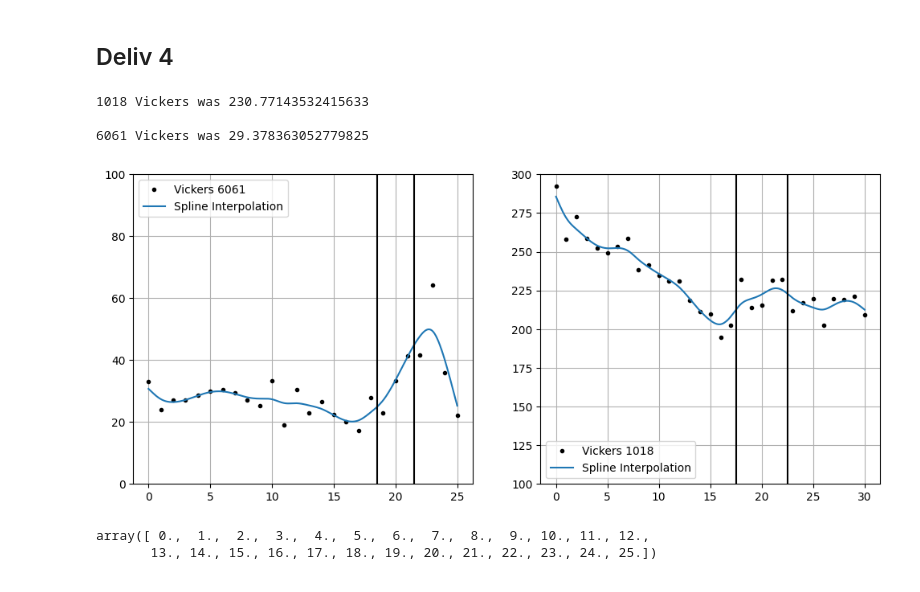
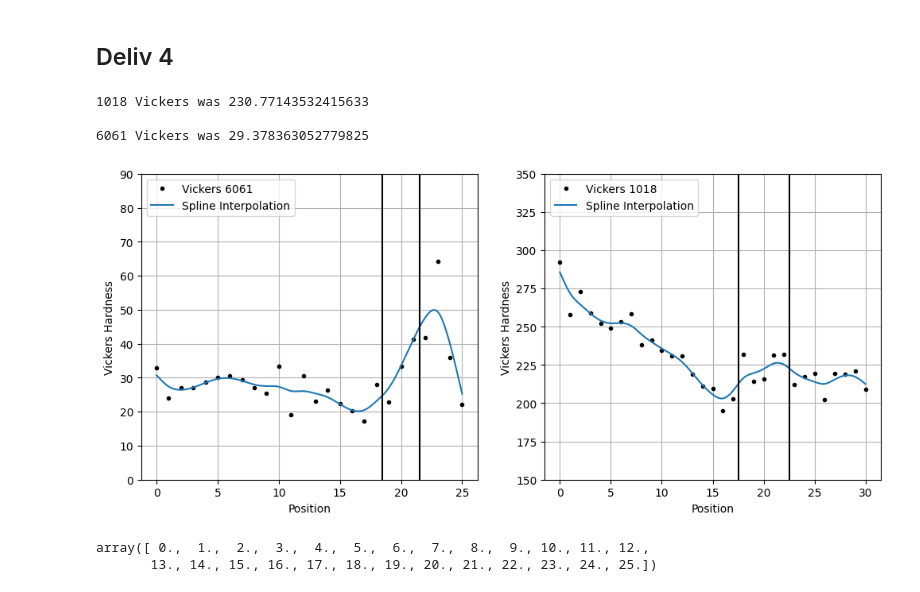
Before and after one commit to nglaser3/NPRE432_Materials, a Jupyter notebook: Lab7/Untitled.ipynb, the cells around one changed output. Saved outputs shown, nothing was run; the diff lists cells and outputs as text; code cells hidden in the pictures.

```diff
--- a/Lab7/Untitled.ipynb
+++ b/Lab7/Untitled.ipynb
@@ -157,35 +157,37 @@ f1018 = scp.interpolate.make_smoothing_spline(pt,v1018,lam=.7)
 
 dist = np.linspace(0,25,26)
 xdiag = [1.68E+02,1.95E+02,1.81E+02,1.84E+02,1.79E+02,1.75E+02,1.71E+02,1.78E+02,1.85E+02,1.92E+02,1.64E+02,2.19E+02,1.71E+02,2.00E+02,1.86E+02,1.97E+02,2.13E+02,2.36E+02,1.80E+02,1.98E+02,1.65E+02,1.49E+02,1.47E+02,1.21E+02,1.59E+02,2.00E+02]
 ydiag = [1.67E+02,1.98E+02,1.89E+02,1.86E+02,1.80E+02,1.76E+02,1.77E+02,1.77E+02,1.85E+02,1.90E+02,1.69E+02,2.21E+02,1.77E+02,2.01E+02,1.88E+02,2.10E+02,2.15E+02,2.28E+02,1.84E+02,2.04E+02,1.68E+02,1.50E+02,1.51E+02,1.19E+02,1.62E+02,2.08E+02]
 diag61 = (np.array(xdiag)+np.array(ydiag))/2 * 1e-3
 v6061 = vickers(diag61)
 f6061 = scp.interpolate.make_smoothing_spline(dist,v6061,lam=.7)
 
 x1 = np.linspace(pt[0],pt[-1],1000)
 x6 = np.linspace(dist[0],dist[-1],1000)
 fig,ax  = plt.subplot_mosaic([['6061','1018']],figsize = (12,5))
 ax['1018'].plot(pt,v1018,'.',color = 'k',label = 'Vickers 1018')
 ax['1018'].plot(x1,f1018(x1),label = 'Spline Interpolation')
 ax['1018'].axvline(17.5,color = 'k')
 ax['1018'].axvline(22.5,color= 'k')
 ax['6061'].plot(dist,v6061,'.',color = 'k',label = 'Vickers 6061')
 ax['6061'].plot(x6,f6061(x6),label = 'Spline Interpolation')
 ax['6061'].axvline(18.5,color = 'k')
 ax['6061'].axvline(21.5,color = 'k')
-bounds = [(0,90),(100,300)]
+bounds = [(0,90),(150,350)]
 for b,key in zip(bounds,ax.keys()):
     ax[key].grid()
     ax[key].legend()
     ax[key].set_ylim(b)
+    ax[key].set_xlabel('Position')
+    ax[key].set_ylabel('Vickers Hardness')
 fig.savefig('plots/q4.png',dpi=600)
 #plt.close()
 print(f'1018 Vickers was {np.average(v1018)} \n\n6061 Vickers was {np.average(v6061)}')
 # %% [output]
 1018 Vickers was 230.77143532415633
 
 6061 Vickers was 29.378363052779825
-[figure, old version]
+[figure, new version]
 # %%
 dist
 # %% [output]
```
Also changed, not shown: 8 other files.
